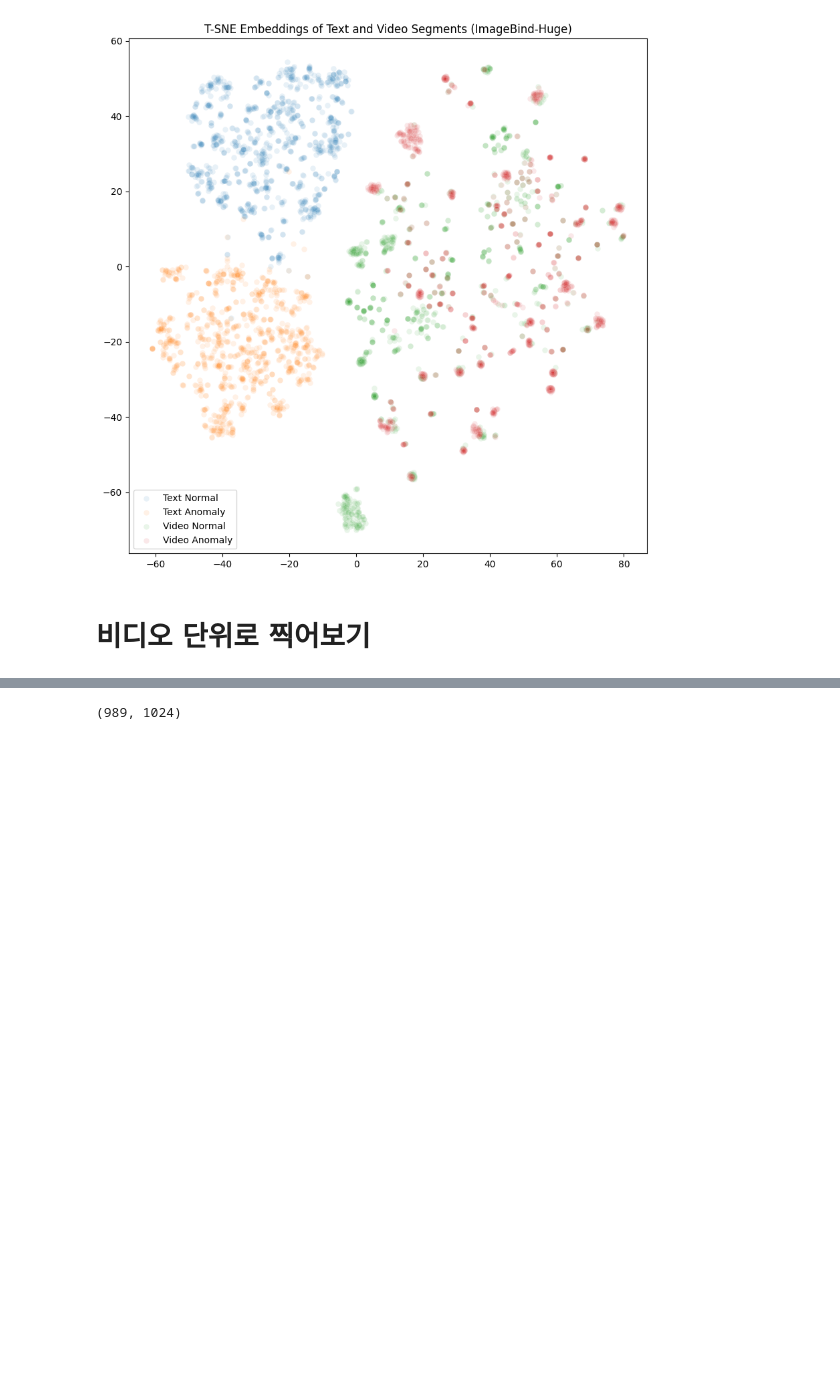
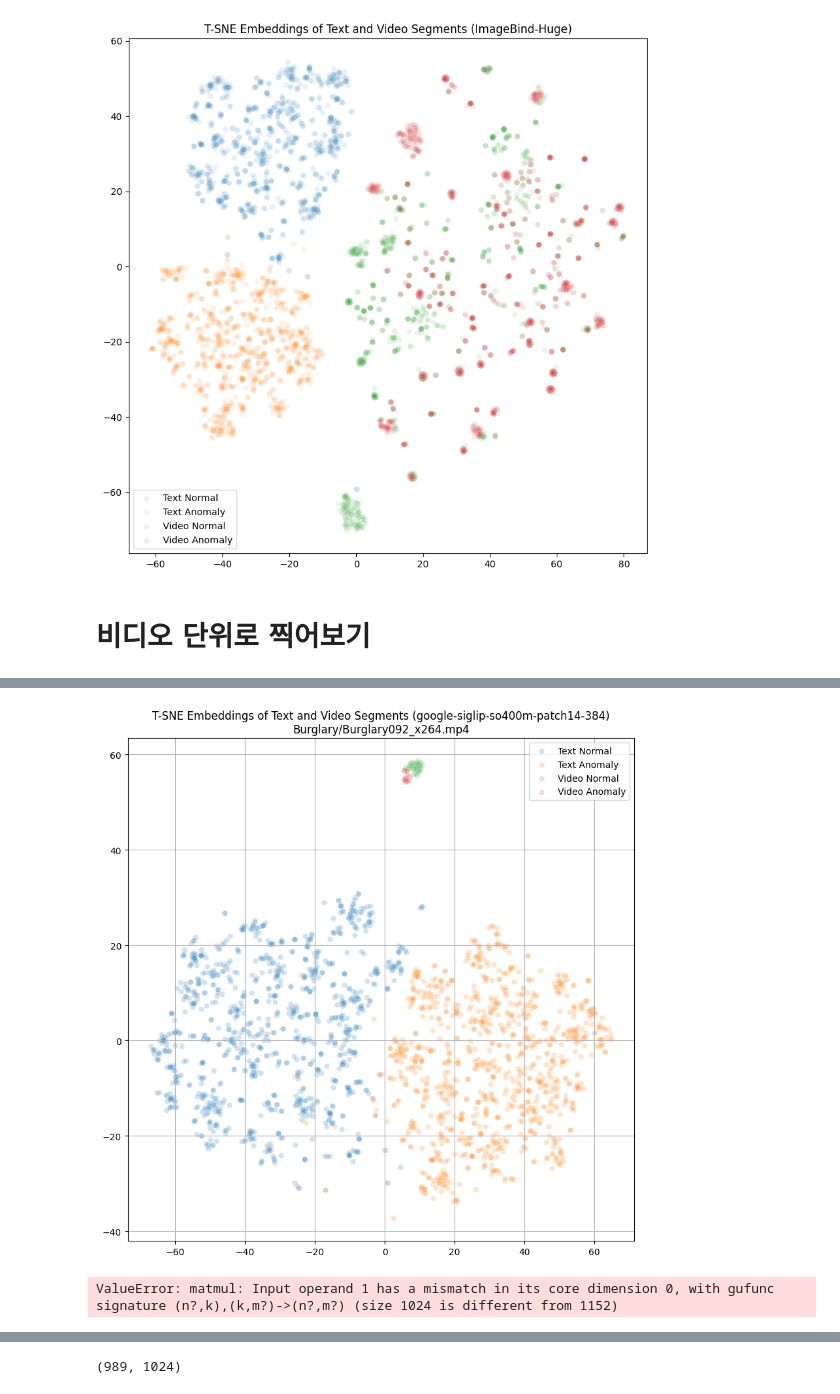
Before and after one commit to Haawron/agent-based-vad, a Jupyter notebook: notebooks/embeddings_visualized.ipynb, the cells around one changed output, grey strips where cells are left out. Saved outputs shown, nothing was run; the diff lists cells and outputs as text; code cells hidden in the pictures; blank space fills up the shorter version.

Commit message:
Add: SigLIP2 and Fix InternVideo, SigLIP2's Tokenizer

```diff
--- a/notebooks/embeddings_visualized.ipynb
+++ b/notebooks/embeddings_visualized.ipynb
@@ -197,0 +190,24 @@ ValueError: operands could not be broadcast together with shapes (1412,) (1488,)
+# %%
+np.random.seed(1)
+idx = 31
+# z_bg = torch.load((
+#     Path('/code/output/psuedo-captions/gpt-4o/00-rich-context/embeddings/imagebind/tmf_frames=64')
+#     / df_tmp.loc[keys[idx]]['rel_video_path']).with_suffix('.pt'), weights_only=True
+# ).numpy()
+z_vid_norm = video_embeddings[keys[idx]]['norm']
+z_vid_anom = video_embeddings[keys[idx]]['anom']
+embeddings = [
+    z_txt_norm[:N],
+    z_txt_anom[:N],
+    z_vid_norm,
+    z_vid_anom,
+    # z_cat_anom[:1],
+    # z_cat_anom[1:N+1],
+    # z_txt_anom_calib[:N],
+    # z_txt_norm_from_anom[:N],
+    # [z_bg],
+]
+
+e = np.concatenate(embeddings, axis=0)
+
+display(df_tmp.loc[keys[idx]])
@@ -197,0 +233,36 @@ ValueError: operands could not be broadcast together with shapes (1412,) (1488,)
+# %%
+bdds = [len(x) for x in embeddings]
+bdds = np.cumsum(bdds)
+
+i = 0
+plt.figure(figsize=(10, 10))
+# sns.scatterplot(x=ee[-1:, 0], y=ee[-1:, 1], label='Background', color='black', s=1000, marker='*')
+sns.scatterplot(x=ee[:bdds[i], 0], y=ee[:bdds[i], 1], label='Text Normal', alpha=.2)
+sns.scatterplot(x=ee[bdds[i]:bdds[i+1], 0], y=ee[bdds[i]:bdds[i+1], 1], label='Text Anomaly', alpha=.2)
+i += 1; sns.scatterplot(x=ee[bdds[i]:bdds[i+1], 0], y=ee[bdds[i]:bdds[i+1], 1], label='Video Normal', alpha=.2)
+i += 1; sns.scatterplot(x=ee[bdds[i]:bdds[i+1], 0], y=ee[bdds[i]:bdds[i+1], 1], label='Video Anomaly', alpha=.2)
+# i += 1; sns.scatterplot(x=ee[bdds[i]:bdds[i+1], 0], y=ee[bdds[i]:bdds[i+1], 1], label=f"'{cats_anom[0]}'", alpha=1, color='r', s=100, marker='x')
+# i += 1; sns.scatterplot(x=ee[bdds[i]:bdds[i+1], 0], y=ee[bdds[i]:bdds[i+1], 1], label=f"Anomaly Categories", alpha=.2)
+# i += 1; sns.scatterplot(x=ee[bdds[i]:bdds[i+1], 0], y=ee[bdds[i]:bdds[i+1], 1], label='Text Anomaly (Calibed)', alpha=.2)
+# i += 1; sns.scatterplot(x=ee[bdds[i]:bdds[i+1], 0], y=ee[bdds[i]:bdds[i+1], 1], label='Text Normal (anom - cat)', alpha=.2)
+plt.legend()
+plt.grid()
+plt.title(f'T-SNE Embeddings of Text and Video Segments ({model_name})\n{keys[idx]}')
+plt.show()
+# %% [output]
+[figure, added]
+# %%
+num_captions_per_segment = 10
+# z_txt = np.concatenate([z_txt_norm, z_txt_anom], axis=0)
+# z_txt = np.concatenate([z_txt_norm, z_txt_anom_calib], axis=0)
+z_txt = np.concatenate([z_txt_norm_from_anom, z_txt_anom_calib], axis=0)
+dots_norm = z_vid_norm @ z_txt.T
+dots_anom = z_vid_anom @ z_txt.T
+args_norm = np.argsort(dots_norm, axis=1)[:, ::-1]
+args_anom = np.argsort(dots_anom, axis=1)[:, ::-1]
+with np.printoptions(threshold=sys.maxsize, linewidth=sys.maxsize):
+    display(args_norm[:, :num_captions_per_segment])
+    display(args_anom[:, :num_captions_per_segment])
+    print((args_norm[:, :num_captions_per_segment] >= z_txt_norm.shape[0]).mean(axis=1, keepdims=True))
+# %% [output]
+ValueError: matmul: Input operand 1 has a mismatch in its core dimension 0, with gufunc signature (n?,k),(k,m?)->(n?,m?) (size 1024 is different from 1152)
```
Also changed, not shown: parts of 34 cells of this notebook, 9 other files.
